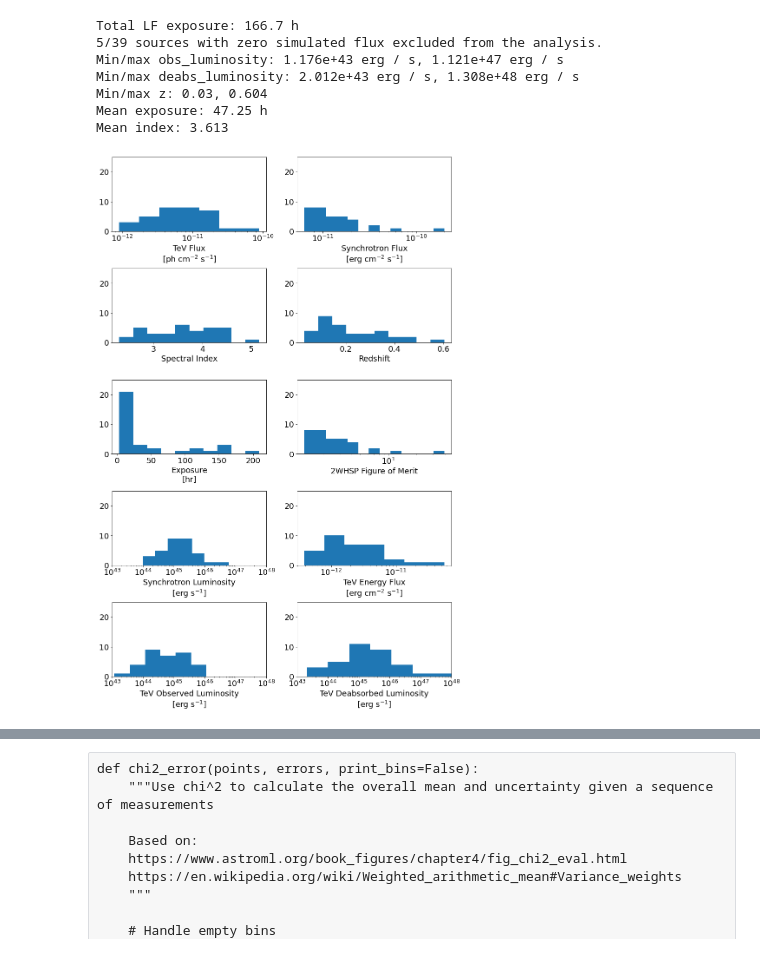
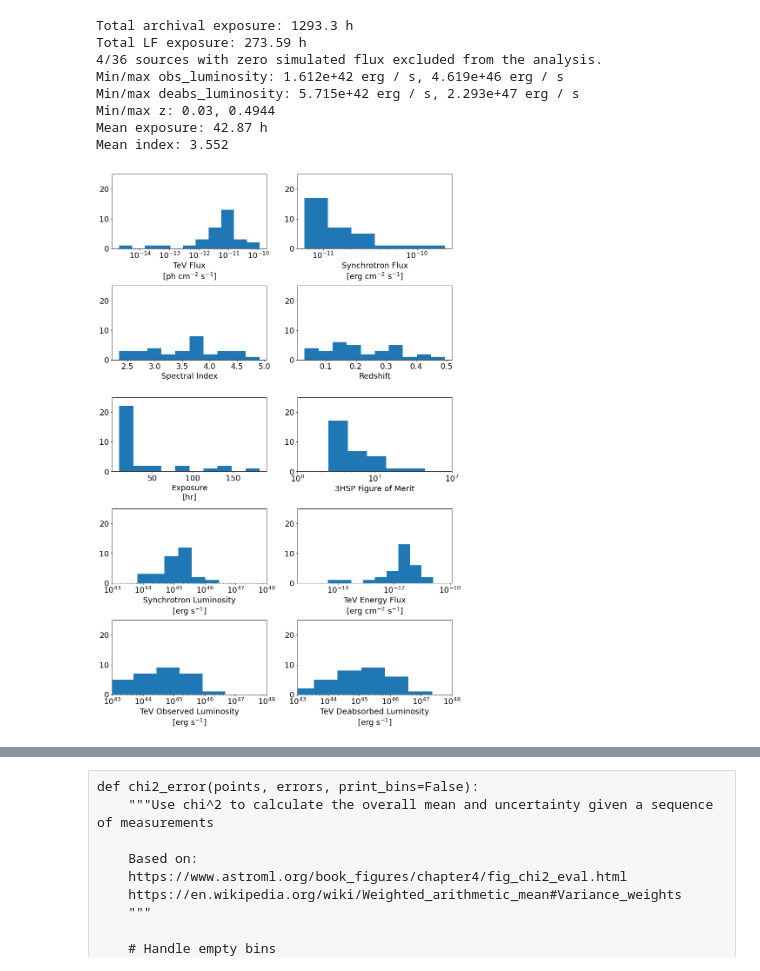
Before and after one commit to aribrill/lf-simulation, a Jupyter notebook: LF_calculation.ipynb, the cells around one changed output, grey strips where cells are left out. Cells and saved outputs as stored; diff of their text form; code cells hidden in the pictures.

```diff
--- a/LF_calculation.ipynb
+++ b/LF_calculation.ipynb
@@ -154,6 +166,6 @@ plt.legend()
 # %%
 # Read in our data and join in to the selected 2WHSP sources
-vts_data = pd.read_csv("LF_blazar_data.csv")
+vts_data = pd.read_csv("LF_blazar_data_3hsp.csv")
 raw_data = vts_data.join(whsp[cut_mask].set_index('name'), on='whsp_name', how='inner')
 
 # Olivier calculated an average Mrk 501 flux of 23% Crab (it's listed as "variable" in TeVCat)
@@ -253,23 +265,23 @@ def spectrum_to_eflux(spectrum, bin_edges, z, deabsorb=False):
 
 cosmo = FlatLambdaCDM(H0=70*(u.km/u.s/u.Mpc), Tcmb0=2.725*u.K, Om0=0.3)
 
-def luminosity_to_eflux(luminosity, index, z):
+def luminosity_to_eflux(luminosity, alpha, z):
     """Convert the luminosity to energy flux
 
     Account for cosmological expansion (assuming a standard flat Lambda CDM universe)
     in calculating the luminosity distance and applying the K-correction for a power law spectrum.
     """
-    eflux = luminosity / (4*np.pi * cosmo.luminosity_distance(z).to(u.cm)**2 * np.power(1 + z, index - 1))
+    eflux = luminosity / (4*np.pi * cosmo.luminosity_distance(z).to(u.cm)**2 * np.power(1 + z, alpha - 1))
     return eflux.to(u.erg/(u.cm*u.cm)/u.s)
 
 
-def eflux_to_luminosity(eflux, index, z):
+def eflux_to_luminosity(eflux, alpha, z):
     """Convert the energy flux to luminosity
 
     Account for cosmological expansion (assuming a standard flat Lambda CDM universe)
     in calculating the luminosity distance and applying the K-correction for a power law spectrum.
     """
-    luminosity = 4*np.pi * eflux * cosmo.luminosity_distance(z).to(u.cm)**2 * np.power(1 + z, index - 1)
+    luminosity = 4*np.pi * eflux * cosmo.luminosity_distance(z).to(u.cm)**2 * np.power(1 + z, alpha - 1)
     return luminosity.to(u.erg/u.s)
 
 
@@ -301,9 +313,9 @@ class veritas_instrument_response():
 
         Derived as 1/S.
         """
-        rate = self.R_gamma * flux / self.F_0
-        flux_error = (self.F_0 * np.sqrt(self.alpha*rate + (1 + self.alpha)*self.R_bg)
-                      / (self.R_gamma * np.sqrt(exposure)))
+        factor1 = np.sqrt(self.R_bg/(self.R_gamma**2 * exposure))
+        factor2 = np.sqrt(1 + self.alpha*(1 + (self.R_gamma/self.R_bg)*(flux/self.F_0)))
+        flux_error = self.F_0 * factor1 * factor2
         return flux_error.to(flux.unit)
 
 
@@ -414,6 +426,7 @@ def process_veritas_data(raw_data, dataset, seed=None):
     archival_exposure = raw_data.archival_hours.to_numpy()*usable_archival_frac*u.hr
     exposure = archival_exposure + datasets[dataset]
     flux, exposure = simulate_veritas_observing(flux, exposure, dataset, e_min, seed)
+    print("Total archival exposure: {:.05}".format(np.sum(archival_exposure)))
     print("Total LF exposure: {:.05}".format(np.sum(exposure - archival_exposure)))
 
     inputs = {
@@ -424,7 +437,7 @@ def process_veritas_data(raw_data, dataset, seed=None):
                   "Spectral Index"),
         'z': (simulate_redshift(raw_data.z.to_numpy()), u.dimensionless_unscaled, "Redshift"),
         'exposure': (exposure.value, exposure.unit, "Exposure\n[hr]"),
-        'fom': (raw_data.figure_of_merit.to_numpy(), u.dimensionless_unscaled, "2WHSP Figure of Merit"),
+        'fom': (raw_data.figure_of_merit.to_numpy(), u.dimensionless_unscaled, "3HSP Figure of Merit"),
     }
 
     mask = (inputs['flux'][0] > 0) & (inputs['z'][0] > 0)
@@ -449,17 +462,16 @@ def calculate_luminosity(processed_data, processed_units, processed_labels):
     e_max = u.TeV/(3*value('z')) # Estimate e_max using as inversely scaled with redshift
     spectrum, bin_edges = get_spectrum(value('flux'), value('index'), e_min=e_min, e_max=e_max,
                                        e_start=e_start, e_stop=e_stop, num_bins=num_bins)
+    alpha = value('index') - 1
 
     outputs = {
         'whsp_luminosity': (eflux_to_luminosity(value('whsp_flux'), synchrotron_peak_index, value('z')),
                             "Synchrotron Luminosity\n[erg s$^{-1}$]"),
         'tev_eflux': (spectrum_to_eflux(spectrum, bin_edges, value('z'), deabsorb=False),
                       "TeV Energy Flux\n[erg cm$^{-2}$ s$^{-1}$]"),
-        'obs_luminosity': (spectrum_to_luminosity(spectrum, bin_edges, value('index'), value('z'),
-                                                      deabsorb=False),
+        'obs_luminosity': (spectrum_to_luminosity(spectrum, bin_edges, alpha, value('z'), deabsorb=False),
                                "TeV Observed Luminosity\n[erg s$^{-1}$]"),
-        'deabs_luminosity': (spectrum_to_luminosity(spectrum, bin_edges, value('index'), value('z'),
-                                                        deabsorb=True),
+        'deabs_luminosity': (spectrum_to_luminosity(spectrum, bin_edges, alpha, value('z'), deabsorb=True),
                                  "TeV Deabsorbed Luminosity\n[erg s$^{-1}$]")
     }
 
@@ -484,39 +496,44 @@ def generate_data(raw_data, dataset, seed=None):
 # %%
 # dataset = 'archival', year1', 'legacy', or 'legacy-plus'
 np.random.seed(0)
-data, labels, value = generate_data(raw_data, dataset='year1')
+data, labels, value = generate_data(raw_data, dataset='legacy-plus')
 
 for key in ['obs_luminosity', 'deabs_luminosity', 'z']:
     print("Min/max {}: {:.04}, {:.04}".format(key, np.min(value(key)), np.max(value(key))))
 mean_exposure = np.mean(value('exposure'))
 print("Mean exposure: {:.04}".format(mean_exposure))
 mean_index = np.mean(value('index')).reshape(1)
 print("Mean index: {:.04}".format(mean_index[0]))
 
 # Plot distributions of the data
 fig, axes = plt.subplots(5, 2, figsize=(14.0, 22.0))
 for ax, (key, arr), label in zip(axes.ravel(), data.iteritems(), labels.values()):
     if key in ['index', 'z', 'exposure']:
         bins = 10
     else:
         _, bins = np.histogram(np.log10(arr), bins='auto')
         bins = 10**bins
         ax.set_xscale('log')
     ax.hist(arr, bins=bins)
     if key in ['whsp_luminosity', 'obs_luminosity', 'deabs_luminosity']:
         ax.set_xlim(1e43, 1e48)
+    if key == 'fom':
+        ax.set_xlim(1, 100)
     ax.set_ylim(0, 25)
     ax.set_xlabel(label)
 plt.subplots_adjust(hspace=0.5)
+plt.savefig('dataset_distributions.png', bbox_inches='tight')
+plt.savefig('dataset_distributions.pdf', bbox_inches='tight')
 # %% [output]
-Total LF exposure: 166.7 h
-5/39 sources with zero simulated flux excluded from the analysis.
-Min/max obs_luminosity: 1.176e+43 erg / s, 1.121e+47 erg / s
-Min/max deabs_luminosity: 2.012e+43 erg / s, 1.308e+48 erg / s
-Min/max z: 0.03, 0.604
-Mean exposure: 47.25 h
-Mean index: 3.613
+Total archival exposure: 1293.3 h
+Total LF exposure: 273.59 h
+4/36 sources with zero simulated flux excluded from the analysis.
+Min/max obs_luminosity: 1.612e+42 erg / s, 4.619e+46 erg / s
+Min/max deabs_luminosity: 5.715e+42 erg / s, 2.293e+47 erg / s
+Min/max z: 0.03, 0.4944
+Mean exposure: 42.87 h
+Mean index: 3.552
-[figure, old version]
+[figure, new version]
 # %%
 # Plot the logN-logS of the VERITAS sources (using the TeVCat fluxes)
 logN_logS(value('tev_eflux'), sky_coverage_const=sky_coverage_const, label="Simulated fluxes")
```
Also changed, not shown: parts of 28 cells of this notebook, 3 other files.
